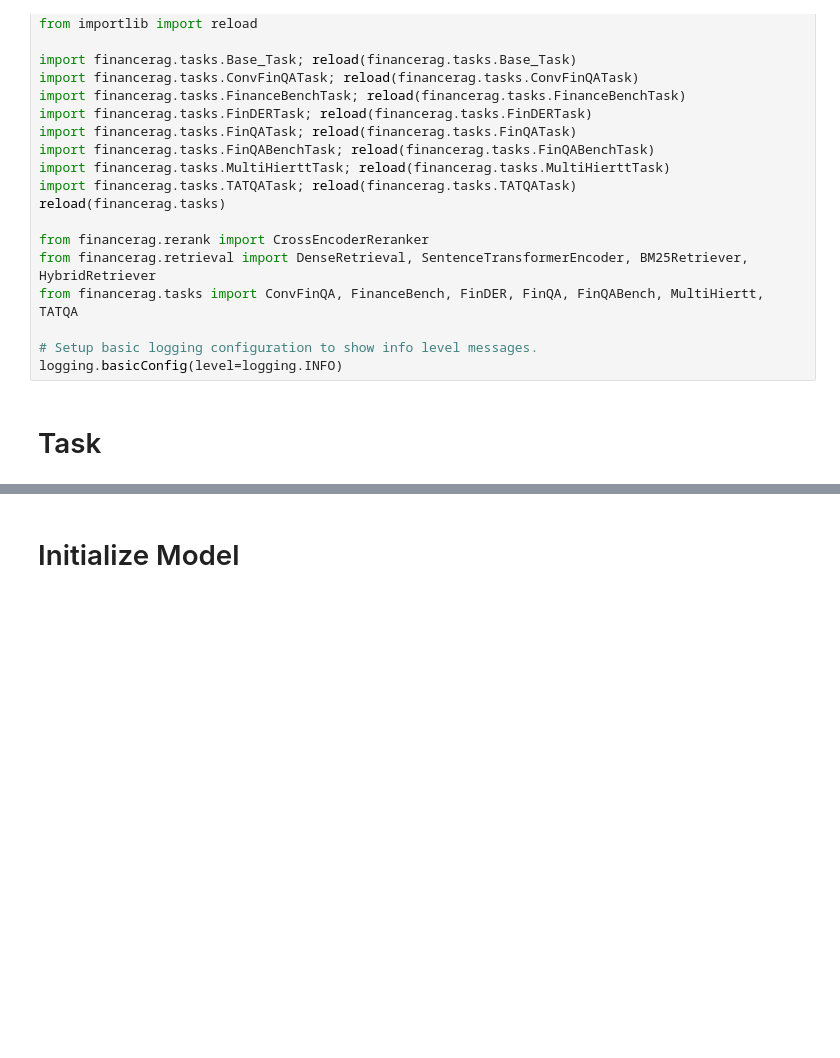
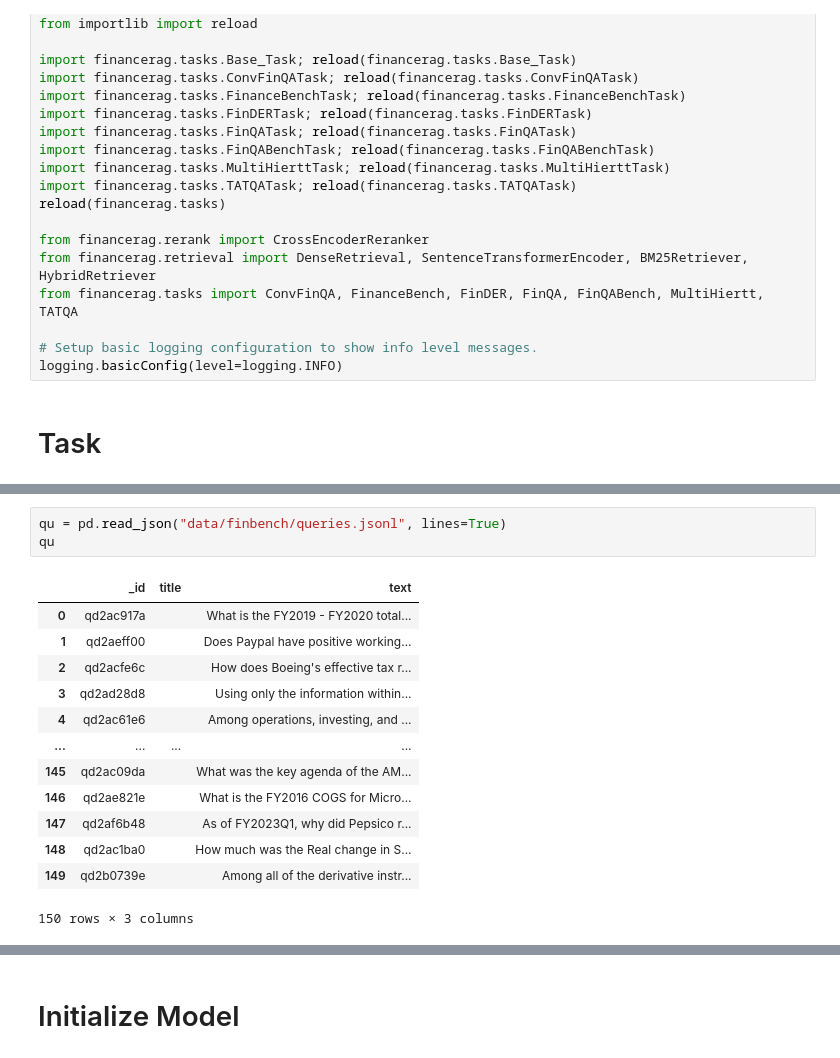
Before and after one commit to jsj9185/dsc_test, a Jupyter notebook: only_rerank.ipynb, the cells around one changed output, grey strips where cells are left out. Saved outputs shown, nothing was run; the diff lists cells and outputs as text; blank space fills up the shorter version.

```diff
--- a/only_rerank.ipynb
+++ b/only_rerank.ipynb
@@ -45,0 +44,17 @@ Ok
+# %%
+qu = pd.read_json("data/finbench/queries.jsonl", lines=True)
+qu
+# %% [output]
+|  | _id | title | text |
+| 0 | qd2ac917a |  | What is the FY2019 - FY2020 total... |
+| 1 | qd2aeff00 |  | Does Paypal have positive working... |
+| 2 | qd2acfe6c |  | How does Boeing's effective tax r... |
+| 3 | qd2ad28d8 |  | Using only the information within... |
+| 4 | qd2ac61e6 |  | Among operations, investing, and ... |
+| ... | ... | ... | ... |
+| 145 | qd2ac09da |  | What was the key agenda of the AM... |
+| 146 | qd2ae821e |  | What is the FY2016 COGS for Micro... |
+| 147 | qd2af6b48 |  | As of FY2023Q1, why did Pepsico r... |
+| 148 | qd2ac1ba0 |  | How much was the Real change in S... |
+| 149 | qd2b0739e |  | Among all of the derivative instr... |
+150 rows × 3 columns
```
Also changed, not shown: parts of 12 cells of this notebook, 3 other files.
